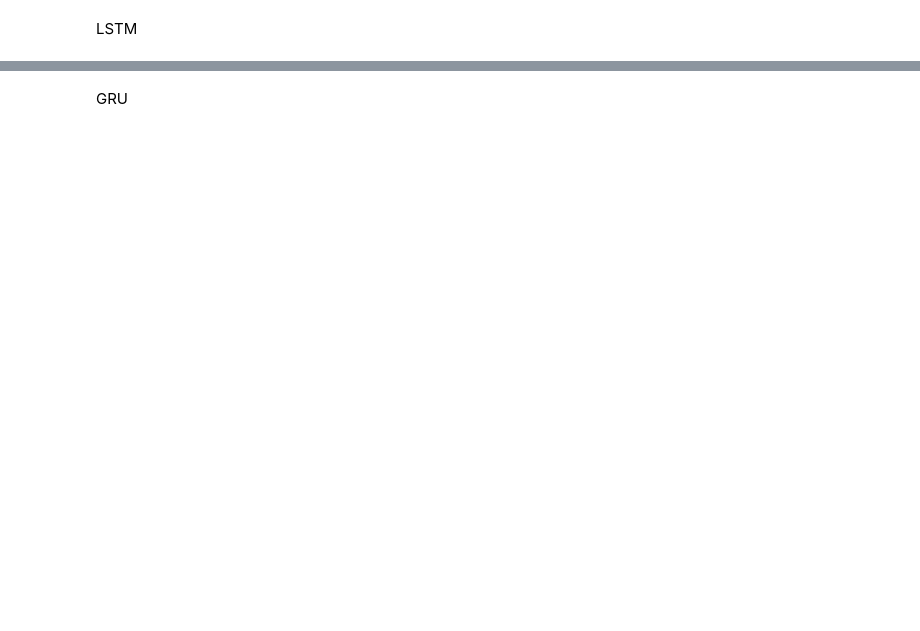
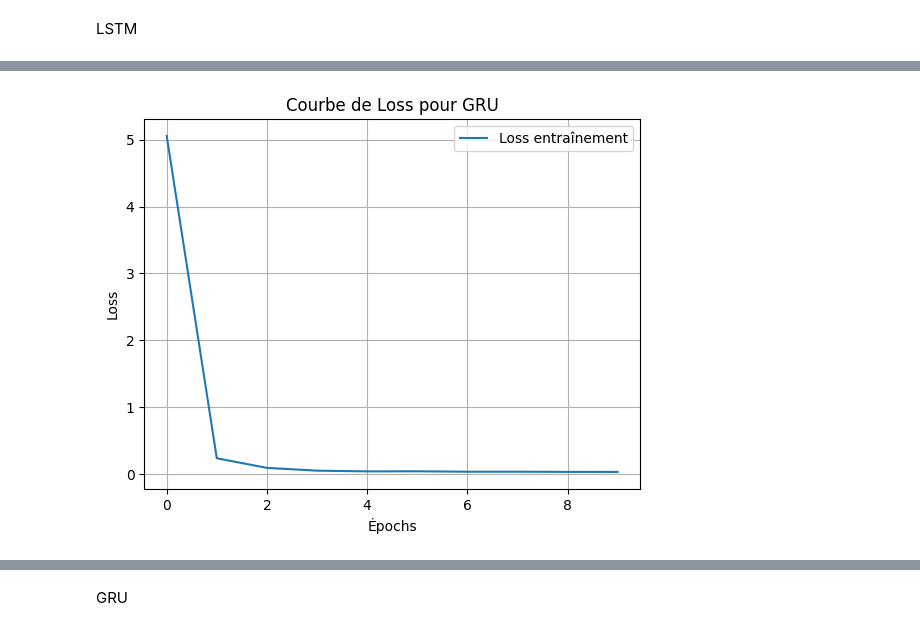
Before and after one commit to elm19/GoldSpot-Predictor, a Jupyter notebook: notebooks/DJERI_TmeSerieGoldPredict_close_on_close.ipynb, the cells around one changed output, grey strips where cells are left out. Saved outputs shown, nothing was run; the diff lists cells and outputs as text; code cells hidden in the pictures; blank space fills up the shorter version.

```diff
--- a/notebooks/DJERI_TmeSerieGoldPredict_close_on_close.ipynb
+++ b/notebooks/DJERI_TmeSerieGoldPredict_close_on_close.ipynb
@@ -897,0 +804,25 @@ R² :  0.9429511708430698
+# %%
+regressor = keras.Sequential()
+
+# adding RNN layers and dropout regularization
+regressor.add(SimpleRNN(units = 50,
+                        activation = "tanh",
+                        return_sequences = True,
+                        input_shape = (X_trai.shape[1],X_trai.shape[2])))
+regressor.add(Dropout(0.2))
+
+regressor.add( SimpleRNN(units = 50))
+
+# adding the output layer
+regressor.add(keras.layers.Dense(units = 1,activation='linear'))
+Adam=keras.optimizers.Adam(learning_rate=0.04)
+# compiling RNN
+regressor.compile(optimizer = Adam,
+                  loss = "mean_squared_error",
+                  metrics=['mae'])
+
+# fitting the model
+history_RNN=regressor.fit(X_trai, y_train, epochs = 10, batch_size = 100)
+y_predict_RNN=regressor.predict(X_test)
+
+regressor.summary()
@@ -897,0 +867,10 @@ R² :  0.9429511708430698
+# %%
+plt.plot(history_RNN.history['loss'], label='Loss entraînement')
+plt.xlabel('Épochs')
+plt.ylabel('Loss')
+plt.title('Courbe de Loss pour GRU')
+plt.legend()
+plt.grid(True)
+plt.show()
+# %% [output]
+[figure, added]
```
Also changed, not shown: parts of 17 cells of this notebook, 2 other files.
